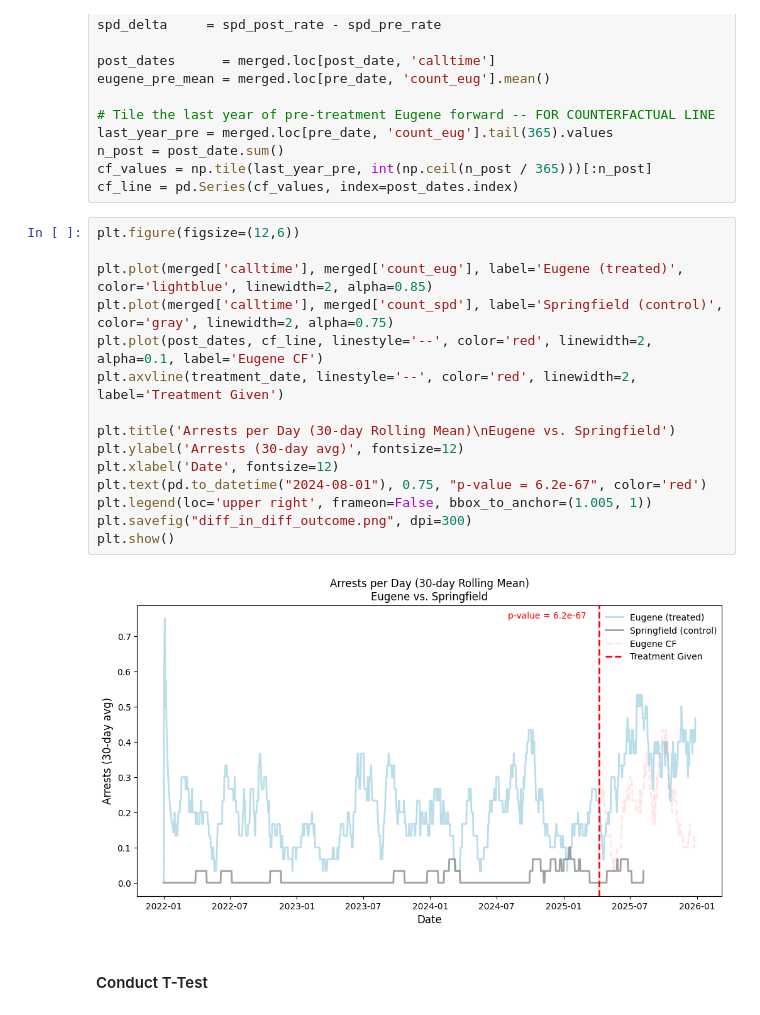
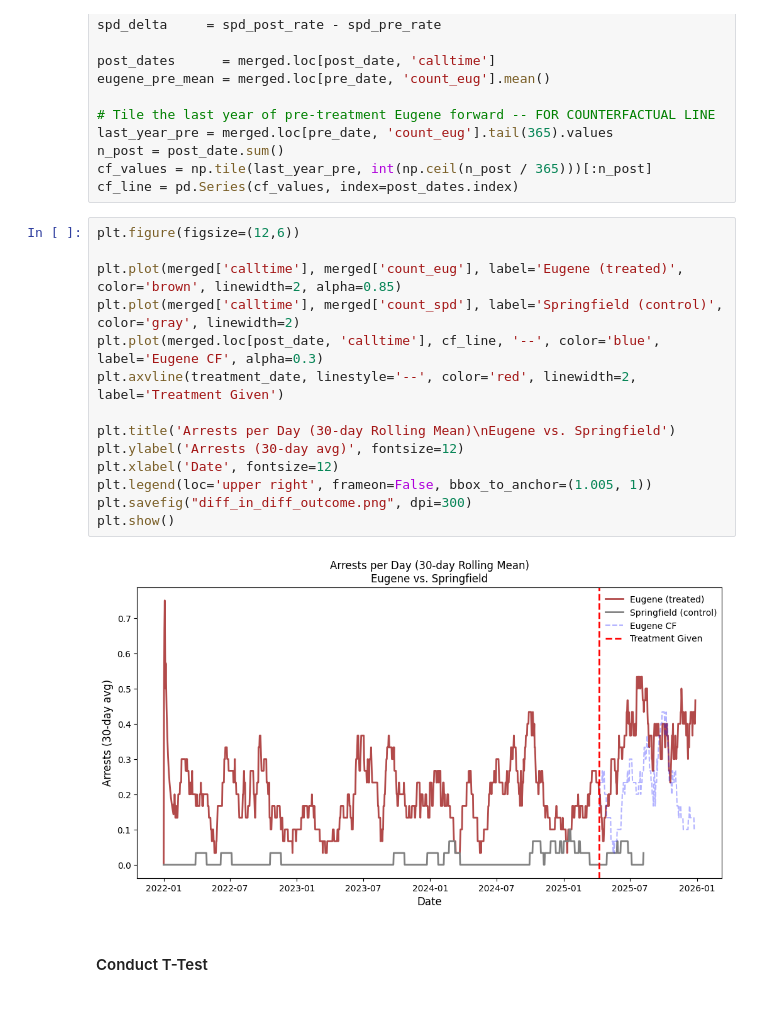
Before and after one commit to KanayaPatel/CAHOOTS-Gap-Performance-Analysis, a Jupyter notebook: outcome_analysis.ipynb, the cells around one changed output. Cells and saved outputs as stored; diff of their text form.

```diff
--- a/outcome_analysis.ipynb
+++ b/outcome_analysis.ipynb
@@ -77,20 +77,19 @@ cf_line = pd.Series(cf_values, index=post_dates.index)
 # %%
 plt.figure(figsize=(12,6))
 
-plt.plot(merged['calltime'], merged['count_eug'], label='Eugene (treated)', color='lightblue', linewidth=2, alpha=0.85)
-plt.plot(merged['calltime'], merged['count_spd'], label='Springfield (control)', color='gray', linewidth=2, alpha=0.75)
-plt.plot(post_dates, cf_line, linestyle='--', color='red', linewidth=2, alpha=0.1, label='Eugene CF')
+plt.plot(merged['calltime'], merged['count_eug'], label='Eugene (treated)', color='brown', linewidth=2, alpha=0.85)
+plt.plot(merged['calltime'], merged['count_spd'], label='Springfield (control)', color='gray', linewidth=2)
+plt.plot(merged.loc[post_date, 'calltime'], cf_line, '--', color='blue', label='Eugene CF', alpha=0.3)
 plt.axvline(treatment_date, linestyle='--', color='red', linewidth=2, label='Treatment Given')
 
 plt.title('Arrests per Day (30-day Rolling Mean)\nEugene vs. Springfield')
 plt.ylabel('Arrests (30-day avg)', fontsize=12)
 plt.xlabel('Date', fontsize=12)
-plt.text(pd.to_datetime("2024-08-01"), 0.75, "p-value = 6.2e-67", color='red')
 plt.legend(loc='upper right', frameon=False, bbox_to_anchor=(1.005, 1))
 plt.savefig("diff_in_diff_outcome.png", dpi=300)
 plt.show()
 # %% [output]
-[figure, old version]
+[figure, new version]
 # %% [markdown]
 #### Conduct T-Test
 # %%
```
Also changed, not shown: parts of 1 cell of this notebook, 3 other files.
